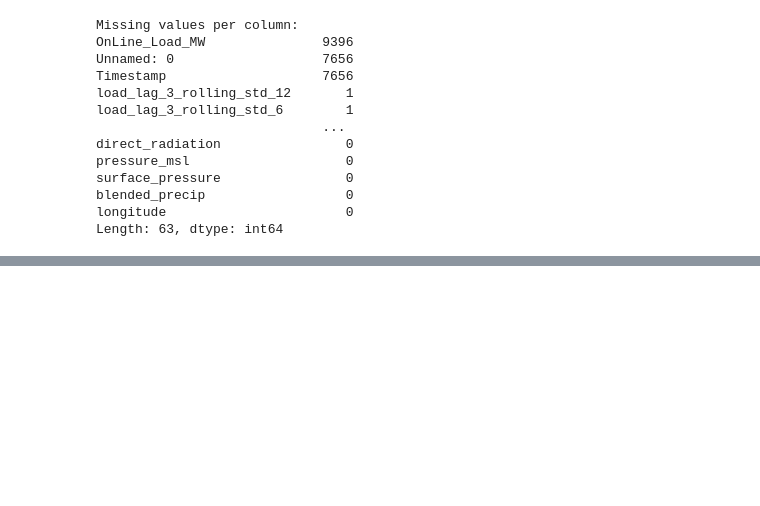
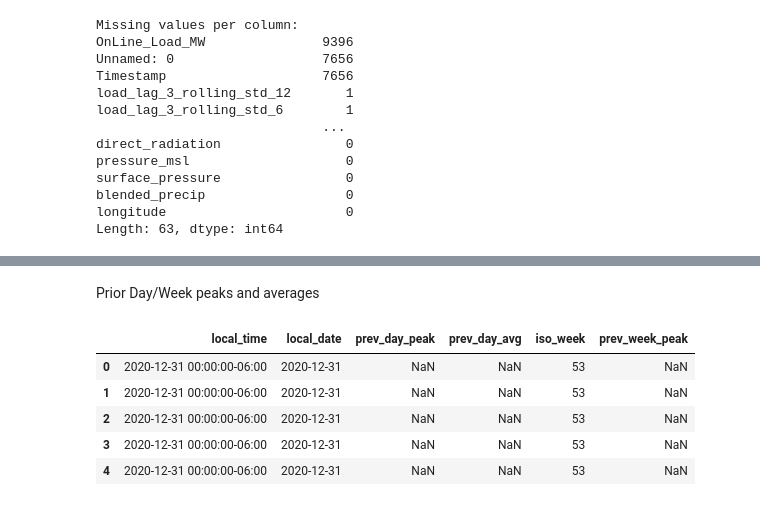
Before and after one commit to LNRobertson/East_River, a Jupyter notebook: notebooks/feature_engineering/feature_engineering.ipynb, the cells around one changed output, grey strips where cells are left out. Drawn from its saved outputs; the diff is of its cells as text; code cells hidden in the pictures; blank space fills up the shorter version.

```diff
--- a/notebooks/feature_engineering/feature_engineering.ipynb
+++ b/notebooks/feature_engineering/feature_engineering.ipynb
@@ -316,0 +431,9 @@ Length: 63, dtype: int64
+# %%
+# Create a day-of-year feature from 'local_time'
+df['day_of_year'] = df['local_time'].dt.dayofyear
+
+# Encode the day-of-year feature as sine and cosine to capture annual seasonality
+df['day_of_year_sin'] = np.sin(2 * np.pi * df['day_of_year'] / 365)
+df['day_of_year_cos'] = np.cos(2 * np.pi * df['day_of_year'] / 365)
+
+df[['local_time', 'day_of_year', 'day_of_year_sin', 'day_of_year_cos']].head()
@@ -316,0 +447,37 @@ Length: 63, dtype: int64
+# %% [markdown]
+Prior Day/Week peaks and averages
+# %%
+# Calculate previous day peak and average load
+df['local_date'] = df['local_time'].dt.date
+daily_stats = df.groupby('local_date')['Estimated_Online_Load_Control_MW']\
+                .agg(day_peak='max', day_avg='mean')\
+                .reset_index()
+daily_stats['prev_day_peak'] = daily_stats['day_peak'].shift(1)
+daily_stats['prev_day_avg'] = daily_stats['day_avg'].shift(1)
+
+# Merge daily stats back into df based on the current date
+df = df.merge(daily_stats[['local_date', 'prev_day_peak', 'prev_day_avg']],
+              on='local_date', how='left')
+
+# Calculate previous week peak load using ISO week
+# Note: 'year' already exists and agrees with local_time.dt.year.
+df['iso_week'] = df['local_time'].dt.isocalendar().week
+weekly_stats = df.groupby(['year', 'iso_week'])['Estimated_Online_Load_Control_MW']\
+                 .max()\
+                 .reset_index()\
+                 .rename(columns={'Estimated_Online_Load_Control_MW': 'week_peak'})
+weekly_stats['prev_week_peak'] = weekly_stats['week_peak'].shift(1)
+
+# Merge weekly stats into df based on year and iso_week
+df = df.merge(weekly_stats[['year', 'iso_week', 'prev_week_peak']],
+              on=['year', 'iso_week'], how='left')
+
+# Display the newly added features for verification
+df[['local_time', 'local_date', 'prev_day_peak', 'prev_day_avg', 'iso_week', 'prev_week_peak']].head()
+# %% [output]
+|  | local_time | local_date | prev_day_peak | prev_day_avg | iso_week | prev_week_peak |
+| 0 | 2020-12-31 00:00:00-06:00 | 2020-12-31 | NaN | NaN | 53 | NaN |
+| 1 | 2020-12-31 00:00:00-06:00 | 2020-12-31 | NaN | NaN | 53 | NaN |
+| 2 | 2020-12-31 00:00:00-06:00 | 2020-12-31 | NaN | NaN | 53 | NaN |
+| 3 | 2020-12-31 00:00:00-06:00 | 2020-12-31 | NaN | NaN | 53 | NaN |
+| 4 | 2020-12-31 00:00:00-06:00 | 2020-12-31 | NaN | NaN | 53 | NaN |
```
Also changed, not shown: parts of 21 cells of this notebook, 1 other file.
